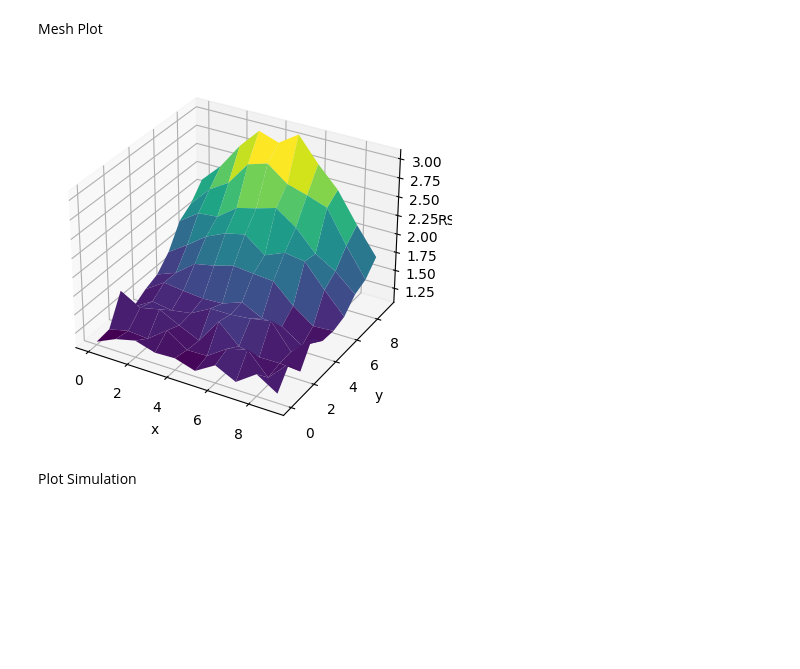
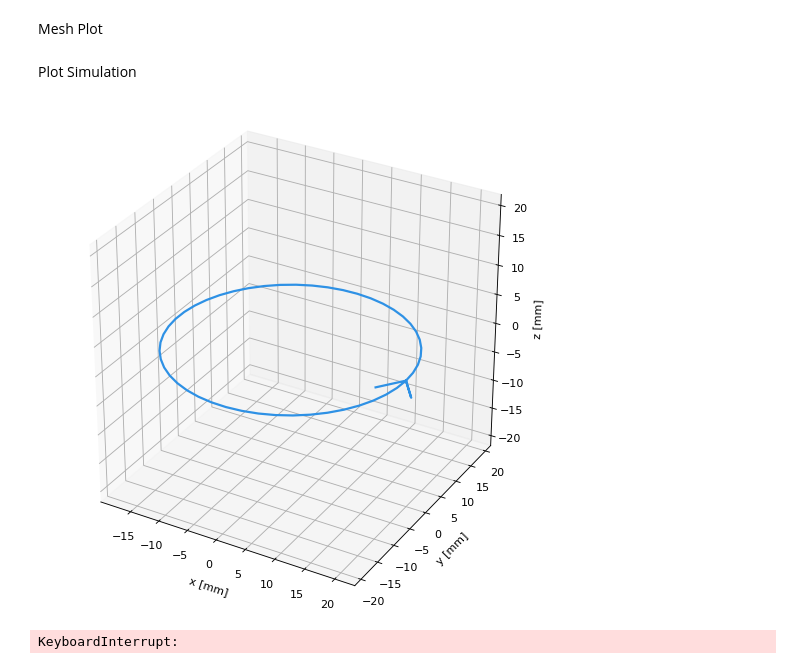
Before and after one commit to ConnectedSystemsLab/NFC, a Jupyter notebook: PrelimNFCPlot.ipynb, the cells around one changed output. Cells and saved outputs as stored; diff of their text form; code cells hidden in the pictures; blank space fills up the shorter version.

```diff
--- a/PrelimNFCPlot.ipynb
+++ b/PrelimNFCPlot.ipynb
@@ -69,18 +126,18 @@ plt.colorbar(label="RSSI", orientation="vertical")
 # %% [markdown]
 Mesh Plot
 # %%
-fig = plt.figure()
-ax = plt.axes(projection='3d')
+def plot_field(matrix):
+    fig = plt.figure()
+    ax = plt.axes(projection='3d')
+    x = np.arange(0,10,1)
+    y = np.arange(0,10,1)
+    X, Y = np.meshgrid(x, y)
+    Z = matrix
+    ax.plot_surface(X, Y, Z, rstride=1, cstride=1,
+                    cmap='viridis', edgecolor='none')
 
-x = np.arange(0,10,1)
-y = np.arange(0,10,1)
-X, Y = np.meshgrid(x, y)
-Z = matrix
-ax.plot_surface(X, Y, Z, rstride=1, cstride=1,
-                cmap='viridis', edgecolor='none')
-
-ax.set_xlabel('x')
-ax.set_ylabel('y')
-ax.set_zlabel('RSSI');
+    ax.set_xlabel('x')
+    ax.set_ylabel('y')
+    ax.set_zlabel('RSSI');
+    plt.pause(1)
+    plt.close(fig)
-# %% [output]
-[figure, removed]
@@ -90,0 +149,26 @@ np.load(filed)
+# %%
+import numpy as np
+import matplotlib.pyplot as plt
+from scipy.integrate import quad
+import magpylib as mp
+from scipy.optimize import curve_fit
+
+current_loop=mp.current.Loop(current=1,position=(0,0,0),diameter=39)
+mp.show(current_loop)
+B=np.zeros((40,40,20,3),dtype=float)
+for i in range(-200,200,10):
+    for j in range(-200,200,10):
+        for k in range(50,250,10):
+            B[i//10+20,j//10+20,k//10-5]=current_loop.getB((i,j,k))
+#np.save('results/B.npy',B)
+
+
+def get_signal_strength(x,c1,c2,c3,c4,c5,c6,k):
+    print(x)
+    x,y = x
+    current_loop=mp.current.Loop(current=1,position=(0,0,0),diameter=39)
+    B1=current_loop.getB((15*x+c2,c3,c1 - 15*y))[2]
+    B2=current_loop.getB((15*x+c5,c6,c4 - 15*y))[2]
+    return np.abs(B1*B2)*10**k
+# %% [output]
+[figure, added]
@@ -90,0 +179,19 @@ np.load(filed)
+# %%
+xdata,ydata=[],[]
+for i in range(10):
+    for j in range(10):
+            xdata.append((i,j))
+            ydata.append(Z[i][j])
+xdata=np.array(xdata).T
+def get_signal_strength_wrapper(xdata,c1,c2,c3,c4,c5,c6,k):
+    xs,ys=xdata
+    results=[]
+    for x,y in zip(xs,ys):
+        #print(x,y)
+        results.append(get_signal_strength((x,y),c1,c2,c3,c4,c5,c6,k))
+    return np.array(results)
+ogbound = ([250,-150,-100,250,-150,-100,10],[350,-100,100,350,-100,100,15])
+popt,pcov=curve_fit(get_signal_strength_wrapper,xdata,ydata,p0=[300,-120,20,300,-120,20,7],bounds = ([1,-300,-500,1,-300,-100,5],[300,-20,500,700,-20,500,15])) # Params: z, dx1, dy1, dz1, dx2, dy2, dz2, r, k
+print(popt)
+# %% [output]
+KeyboardInterrupt:
```
Also changed, not shown: parts of 14 cells of this notebook, 2 other files.
